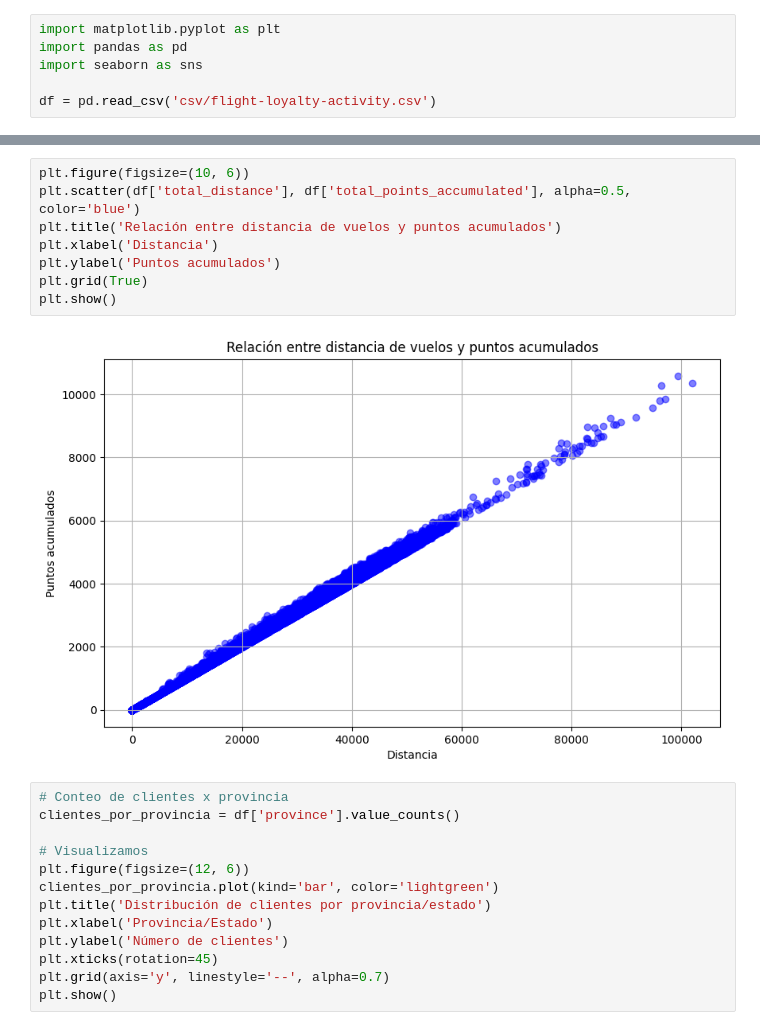
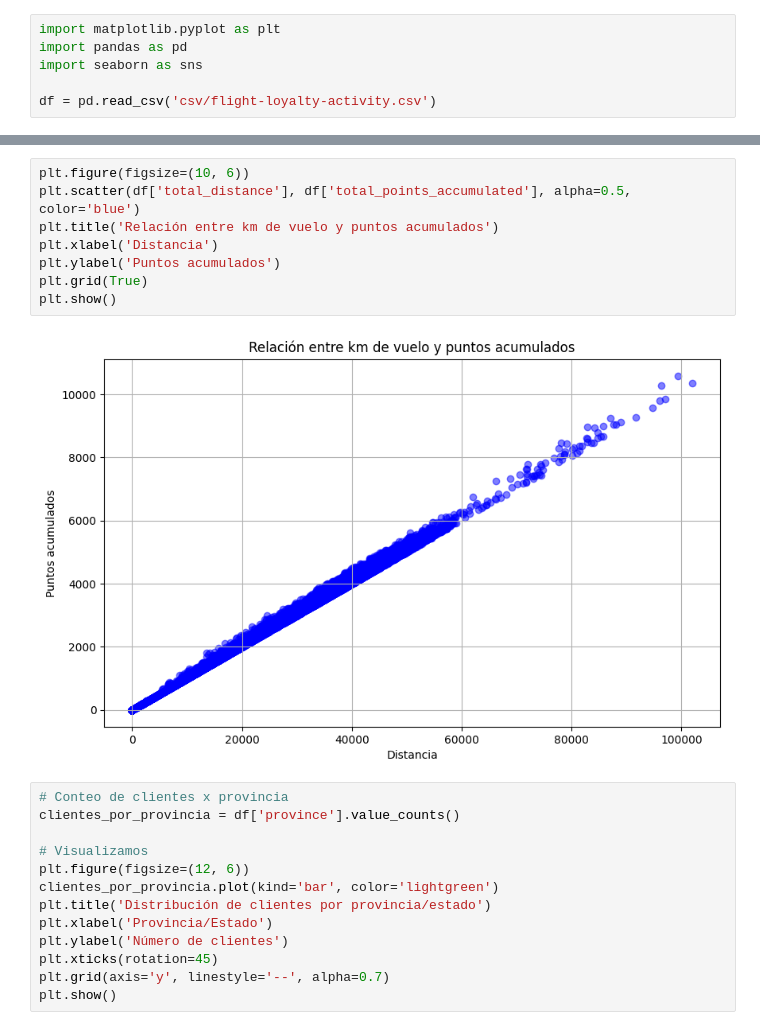
Before and after one commit to Adalab/bda-modulo-3-evaluacion-final-omniaunusest, a Jupyter notebook: Visualización.ipynb, the cells around one changed output, grey strips where cells are left out. Drawn from its saved outputs; the diff is of its cells as text.

Commit message:
Visualización cuestión 1

```diff
--- a/Visualización.ipynb
+++ b/Visualización.ipynb
@@ -7,13 +40,13 @@ df = pd.read_csv('csv/flight-loyalty-activity.csv')
 # %%
 plt.figure(figsize=(10, 6))
 plt.scatter(df['total_distance'], df['total_points_accumulated'], alpha=0.5, color='blue')
-plt.title('Relación entre distancia de vuelos y puntos acumulados')
+plt.title('Relación entre km de vuelo y puntos acumulados')
 plt.xlabel('Distancia')
 plt.ylabel('Puntos acumulados')
 plt.grid(True)
 plt.show()
 # %% [output]
-[figure, old version]
+[figure, new version]
 # %%
 # Conteo de clientes x provincia
 clientes_por_provincia = df['province'].value_counts()
```
Also changed, not shown: parts of 4 cells of this notebook.
